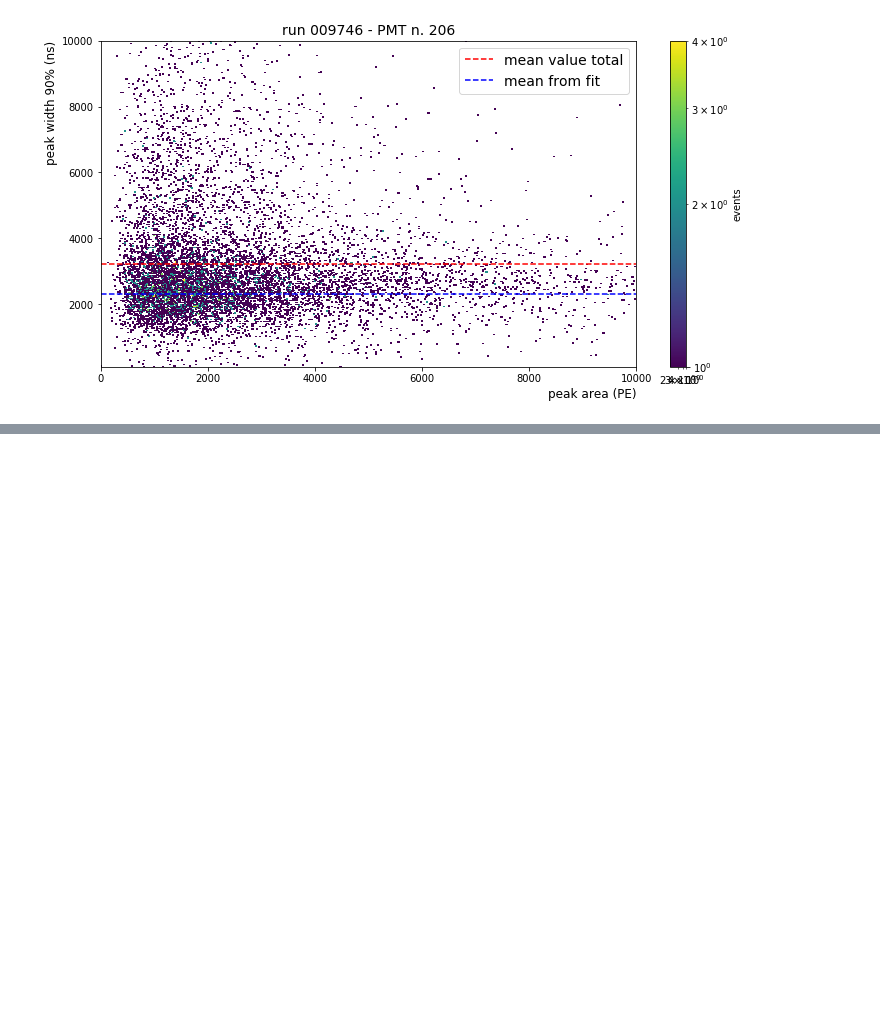
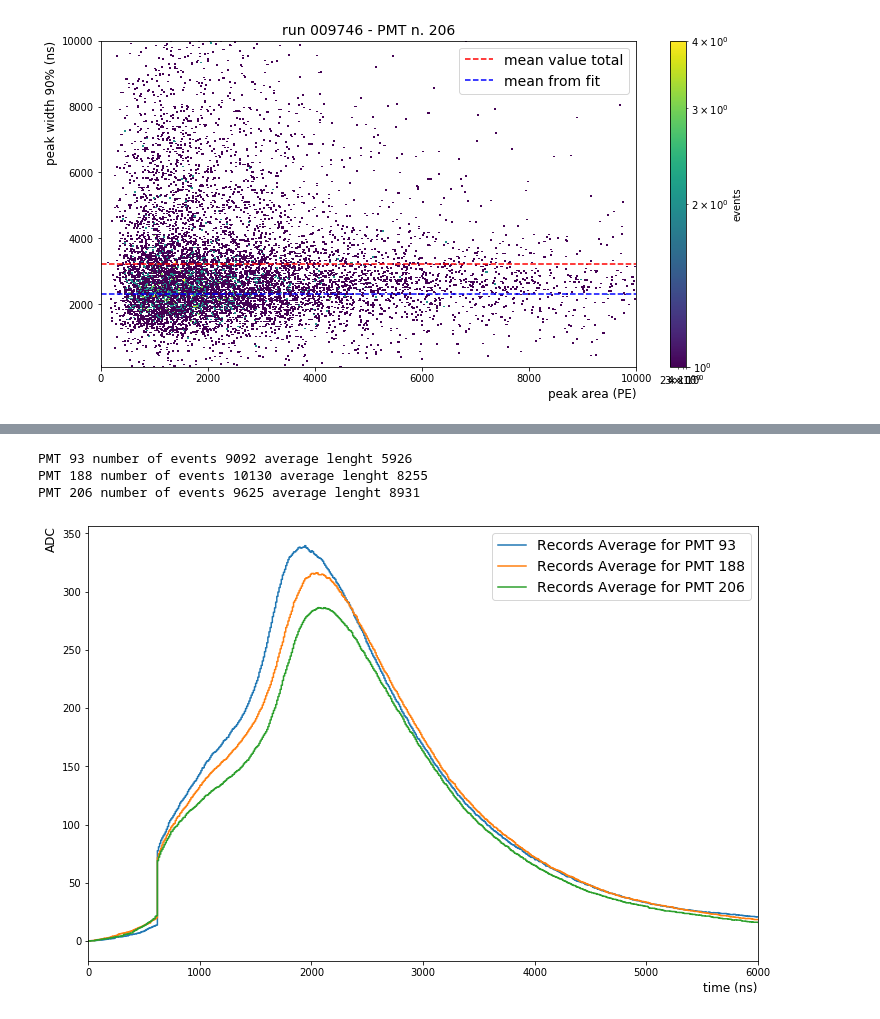
Before and after one commit to valerioda/xenon-note, a Jupyter notebook: fast_response_analysis/anode_test_s2_selection.ipynb, the cells around one changed output, grey strips where cells are left out. Saved outputs shown, nothing was run; the diff lists cells and outputs as text; code cells hidden in the pictures; blank space fills up the shorter version.

```diff
--- a/fast_response_analysis/anode_test_s2_selection.ipynb
+++ b/fast_response_analysis/anode_test_s2_selection.ipynb
@@ -232,0 +316,7 @@ ssu.plot_positions(run_id, PMTs)
+# %%
+average_records(run_id,PMTs,1)
+# %% [output]
+PMT 93 number of events 9092 average lenght 5926
+PMT 188 number of events 10130 average lenght 8255
+PMT 206 number of events 9625 average lenght 8931
+[figure, added]
```
Also changed, not shown: parts of 15 cells of this notebook, 22 other files.
